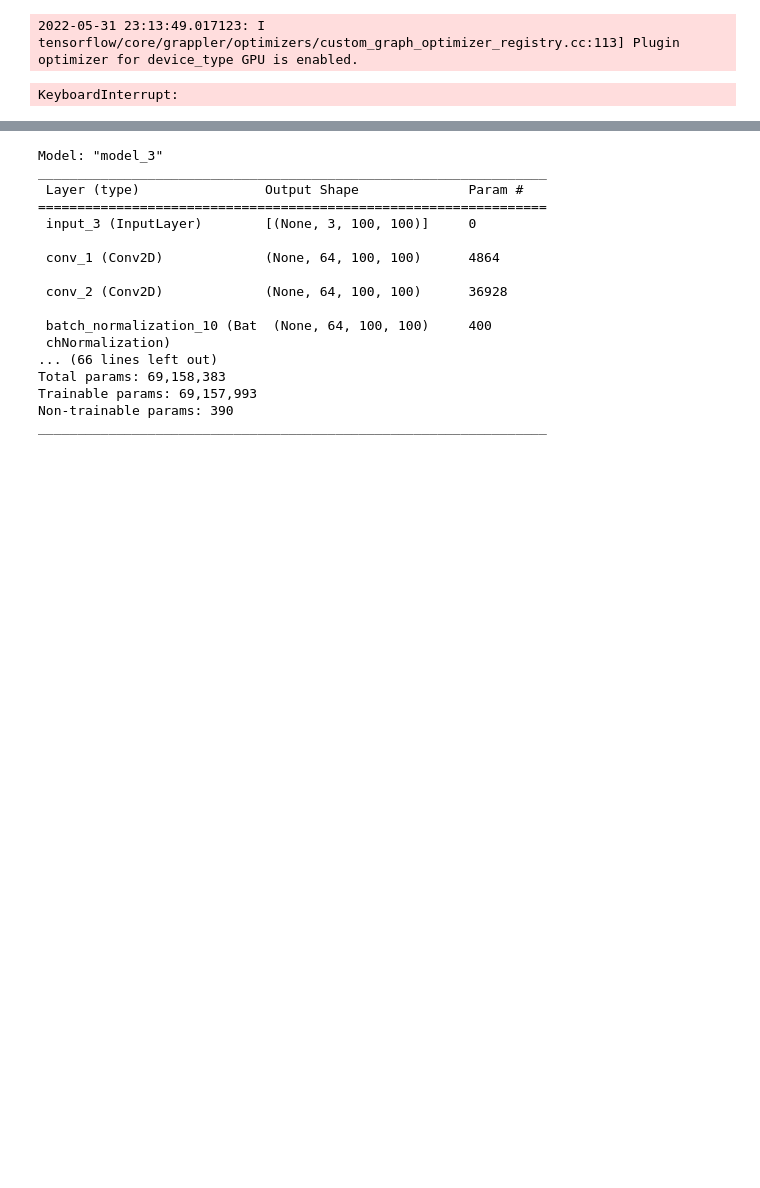
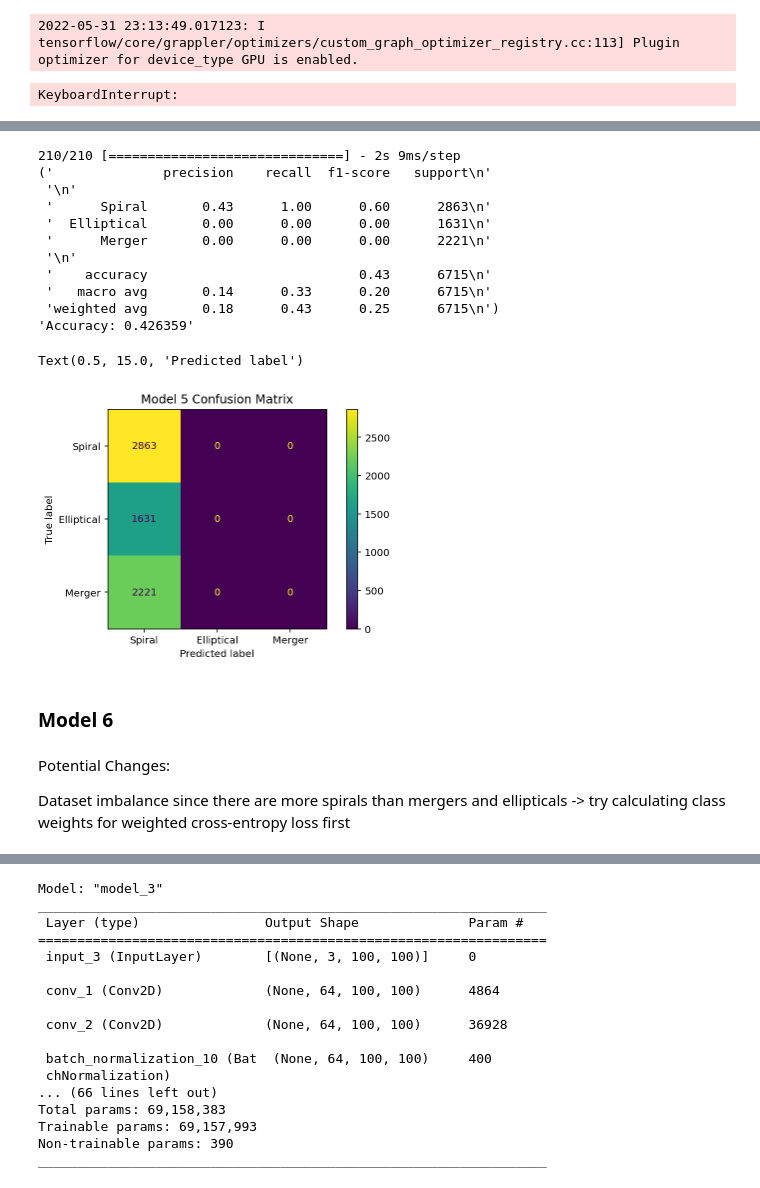
Before and after one commit to marinadunn/thesis, a Jupyter notebook: LSST.ipynb, the cells around one changed output, grey strips where cells are left out. Saved outputs shown, nothing was run; the diff lists cells and outputs as text; code cells hidden in the pictures; blank space fills up the shorter version.

```diff
--- a/CNNs.ipynb
+++ b/LSST.ipynb
@@ -963,0 +1225,3 @@ print('Accuracy: %f' % accuracy)
+# %%
+image_gen_train_Y10 = image_gen.flow(X_train_10, Y_train)
+image_gen_valid_Y10 = image_gen.flow(X_valid_10, Y_valid)
@@ -963,0 +1347,34 @@ print('Accuracy: %f' % accuracy)
+# %%
+y_pred = model5.predict(X_test_10)
+y_pred = np.argmax(y_pred, axis=1)
+y_test = np.argmax(Y_test, axis=1)
+
+# Classification report
+classification_metrics = classification_report(y_test, y_pred, target_names=class_names)
+pprint(classification_metrics)
+
+# accuracy: (tp + tn) / (p + n)
+accuracy = accuracy_score(y_test, y_pred)
+pprint('Accuracy: %f' % accuracy)
+
+cm = confusion_matrix(y_test, y_pred)
+cd = ConfusionMatrixDisplay(cm, display_labels=class_names)
+cd.plot()
+plt.title('Model 5 Confusion Matrix')
+plt.tight_layout()
+plt.ylabel('True label')
+plt.xlabel('Predicted label')
+# %% [output]
+210/210 [==============================] - 2s 9ms/step
+('              precision    recall  f1-score   support\n'
+ '\n'
+ '      Spiral       0.43      1.00      0.60      2863\n'
+ '  Elliptical       0.00      0.00      0.00      1631\n'
+ '      Merger       0.00      0.00      0.00      2221\n'
+ '\n'
+ '    accuracy                           0.43      6715\n'
+ '   macro avg       0.14      0.33      0.20      6715\n'
+ 'weighted avg       0.18      0.43      0.25      6715\n')
+'Accuracy: 0.426359'
+Text(0.5, 15.0, 'Predicted label')
+[figure, added]
@@ -963,0 +1414,6 @@ print('Accuracy: %f' % accuracy)
+# %% [markdown]
+### Model 6
+# %% [markdown]
+Potential Changes:
+
+Dataset imbalance since there are more spirals than mergers and ellipticals -> try calculating class weights for weighted cross-entropy loss first
```
Also changed, not shown: parts of 100 cells of this notebook.
